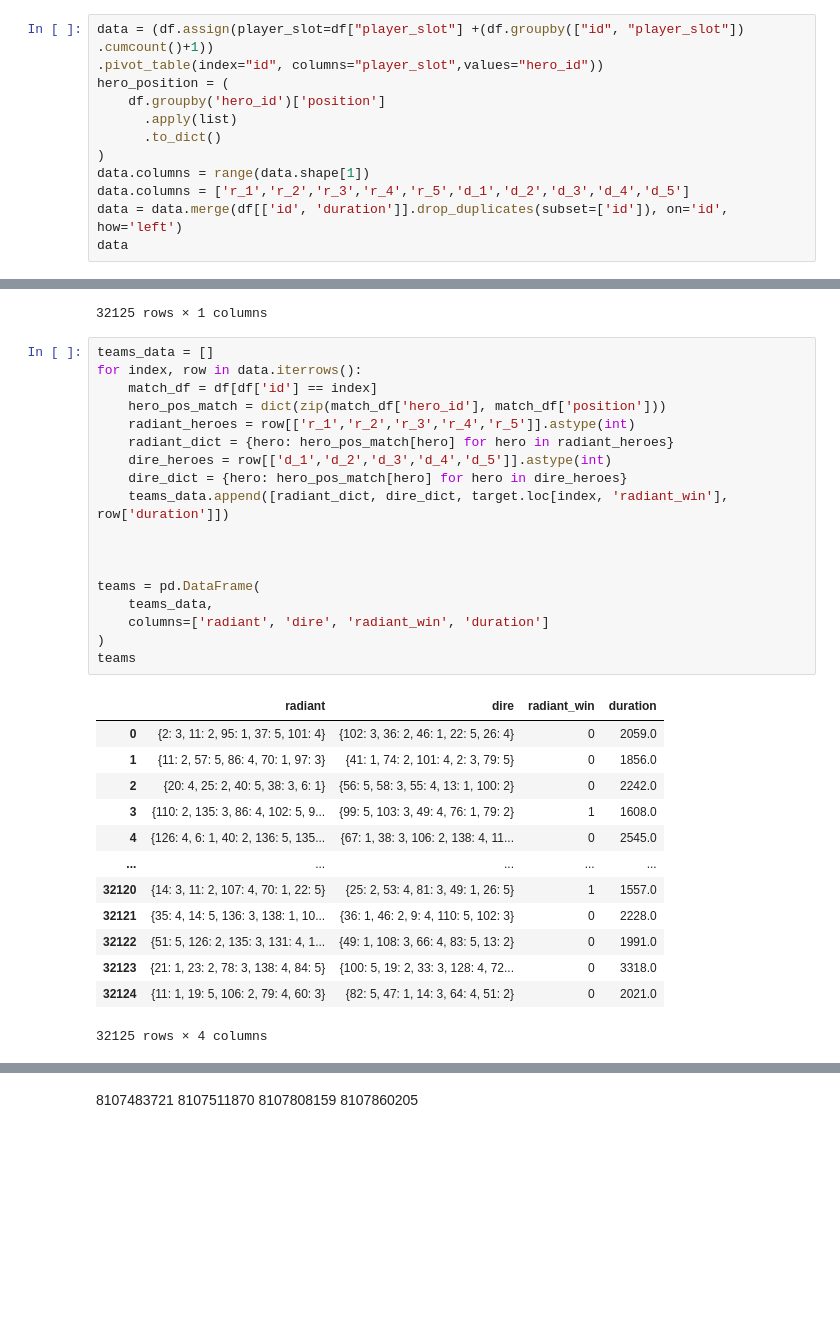
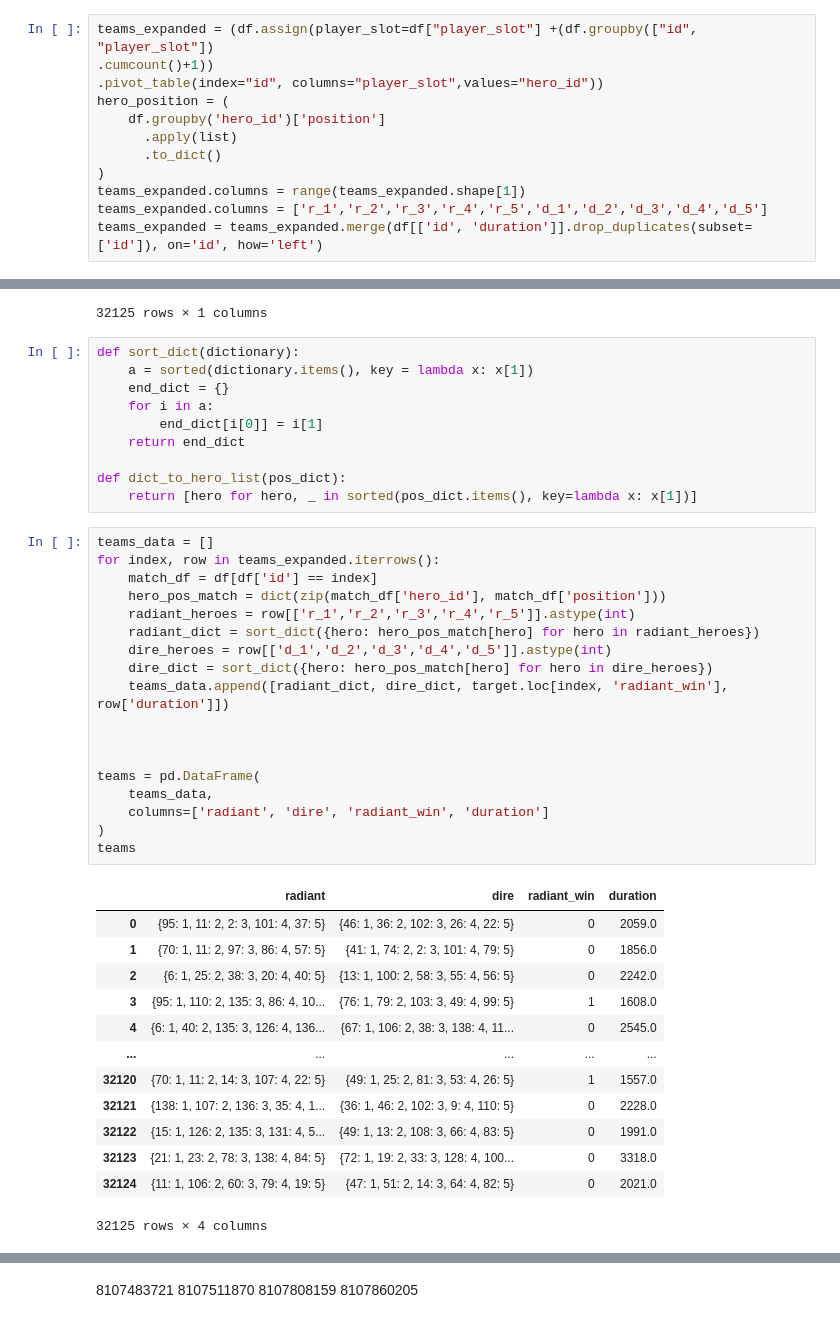
Before and after one commit to URODETC/dota_predictions-AI, a Jupyter notebook: dota_analytics.ipynb, the cells around one changed output, grey strips where cells are left out. Drawn from its saved outputs; the diff is of its cells as text; blank space fills up the shorter version.

```diff
--- a/dota_analytics.ipynb
+++ b/dota_analytics.ipynb
@@ -286,7 +264,7 @@ dota(40)
 # %% [output]
 <dota.VENOMANCER: 40>
 # %%
-data = (df.assign(player_slot=df["player_slot"] +(df.groupby(["id", "player_slot"])
+teams_expanded = (df.assign(player_slot=df["player_slot"] +(df.groupby(["id", "player_slot"])
 .cumcount()+1))
 .pivot_table(index="id", columns="player_slot",values="hero_id"))
 hero_position = (
@@ -294,10 +272,9 @@ hero_position = (
       .apply(list)
       .to_dict()
 )
-data.columns = range(data.shape[1])
-data.columns = ['r_1','r_2','r_3','r_4','r_5','d_1','d_2','d_3','d_4','d_5']
-data = data.merge(df[['id', 'duration']].drop_duplicates(subset=['id']), on='id', how='left')
-data
+teams_expanded.columns = range(teams_expanded.shape[1])
+teams_expanded.columns = ['r_1','r_2','r_3','r_4','r_5','d_1','d_2','d_3','d_4','d_5']
+teams_expanded = teams_expanded.merge(df[['id', 'duration']].drop_duplicates(subset=['id']), on='id', how='left')
 # %% [output]
 |  | id | r_1 | r_2 | r_3 | r_4 | r_5 | d_1 | d_2 | d_3 | d_4 | d_5 | ... |
 | 0 | 0 | 2.0 | 11.0 | 95.0 | 37.0 | 101.0 | 102.0 | 36.0 | 46.0 | 22.0 | 26.0 | ... |
@@ -344,35 +321,45 @@ target
 | 32123 | 0 |
 | 32124 | 0 |
 32125 rows × 1 columns
+# %%
+def sort_dict(dictionary):
+    a = sorted(dictionary.items(), key = lambda x: x[1])
+    end_dict = {}
+    for i in a:
+        end_dict[i[0]] = i[1]
+    return end_dict
+
+def dict_to_hero_list(pos_dict):
+    return [hero for hero, _ in sorted(pos_dict.items(), key=lambda x: x[1])]
 # %%
 teams_data = []
-for index, row in data.iterrows():
+for index, row in teams_expanded.iterrows():
     match_df = df[df['id'] == index]
     hero_pos_match = dict(zip(match_df['hero_id'], match_df['position']))
     radiant_heroes = row[['r_1','r_2','r_3','r_4','r_5']].astype(int)
-    radiant_dict = {hero: hero_pos_match[hero] for hero in radiant_heroes}
+    radiant_dict = sort_dict({hero: hero_pos_match[hero] for hero in radiant_heroes})
     dire_heroes = row[['d_1','d_2','d_3','d_4','d_5']].astype(int)
-    dire_dict = {hero: hero_pos_match[hero] for hero in dire_heroes}
+    dire_dict = sort_dict({hero: hero_pos_match[hero] for hero in dire_heroes})
     teams_data.append([radiant_dict, dire_dict, target.loc[index, 'radiant_win'], row['duration']])
 
 
 
 teams = pd.DataFrame(
     teams_data,
     columns=['radiant', 'dire', 'radiant_win', 'duration']
 )
 teams
 # %% [output]
 |  | radiant | dire | radiant_win | duration |
-| 0 | {2: 3, 11: 2, 95: 1, 37: 5, 101: 4} | {102: 3, 36: 2, 46: 1, 22: 5, 26: 4} | 0 | 2059.0 |
-| 1 | {11: 2, 57: 5, 86: 4, 70: 1, 97: 3} | {41: 1, 74: 2, 101: 4, 2: 3, 79: 5} | 0 | 1856.0 |
-| 2 | {20: 4, 25: 2, 40: 5, 38: 3, 6: 1} | {56: 5, 58: 3, 55: 4, 13: 1, 100: 2} | 0 | 2242.0 |
-| 3 | {110: 2, 135: 3, 86: 4, 102: 5, 9... | {99: 5, 103: 3, 49: 4, 76: 1, 79: 2} | 1 | 1608.0 |
-| 4 | {126: 4, 6: 1, 40: 2, 136: 5, 135... | {67: 1, 38: 3, 106: 2, 138: 4, 11... | 0 | 2545.0 |
+| 0 | {95: 1, 11: 2, 2: 3, 101: 4, 37: 5} | {46: 1, 36: 2, 102: 3, 26: 4, 22: 5} | 0 | 2059.0 |
+| 1 | {70: 1, 11: 2, 97: 3, 86: 4, 57: 5} | {41: 1, 74: 2, 2: 3, 101: 4, 79: 5} | 0 | 1856.0 |
+| 2 | {6: 1, 25: 2, 38: 3, 20: 4, 40: 5} | {13: 1, 100: 2, 58: 3, 55: 4, 56: 5} | 0 | 2242.0 |
+| 3 | {95: 1, 110: 2, 135: 3, 86: 4, 10... | {76: 1, 79: 2, 103: 3, 49: 4, 99: 5} | 1 | 1608.0 |
+| 4 | {6: 1, 40: 2, 135: 3, 126: 4, 136... | {67: 1, 106: 2, 38: 3, 138: 4, 11... | 0 | 2545.0 |
 | ... | ... | ... | ... | ... |
-| 32120 | {14: 3, 11: 2, 107: 4, 70: 1, 22: 5} | {25: 2, 53: 4, 81: 3, 49: 1, 26: 5} | 1 | 1557.0 |
-| 32121 | {35: 4, 14: 5, 136: 3, 138: 1, 10... | {36: 1, 46: 2, 9: 4, 110: 5, 102: 3} | 0 | 2228.0 |
-| 32122 | {51: 5, 126: 2, 135: 3, 131: 4, 1... | {49: 1, 108: 3, 66: 4, 83: 5, 13: 2} | 0 | 1991.0 |
-| 32123 | {21: 1, 23: 2, 78: 3, 138: 4, 84: 5} | {100: 5, 19: 2, 33: 3, 128: 4, 72... | 0 | 3318.0 |
-| 32124 | {11: 1, 19: 5, 106: 2, 79: 4, 60: 3} | {82: 5, 47: 1, 14: 3, 64: 4, 51: 2} | 0 | 2021.0 |
+| 32120 | {70: 1, 11: 2, 14: 3, 107: 4, 22: 5} | {49: 1, 25: 2, 81: 3, 53: 4, 26: 5} | 1 | 1557.0 |
+| 32121 | {138: 1, 107: 2, 136: 3, 35: 4, 1... | {36: 1, 46: 2, 102: 3, 9: 4, 110: 5} | 0 | 2228.0 |
+| 32122 | {15: 1, 126: 2, 135: 3, 131: 4, 5... | {49: 1, 13: 2, 108: 3, 66: 4, 83: 5} | 0 | 1991.0 |
+| 32123 | {21: 1, 23: 2, 78: 3, 138: 4, 84: 5} | {72: 1, 19: 2, 33: 3, 128: 4, 100... | 0 | 3318.0 |
+| 32124 | {11: 1, 106: 2, 60: 3, 79: 4, 19: 5} | {47: 1, 51: 2, 14: 3, 64: 4, 82: 5} | 0 | 2021.0 |
 32125 rows × 4 columns
```
Also changed, not shown: parts of 15 cells of this notebook.
